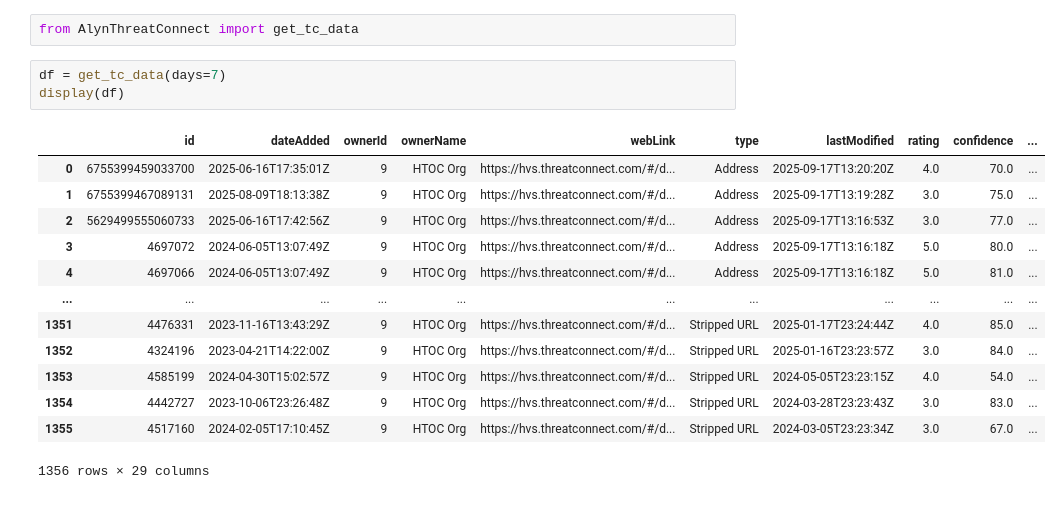
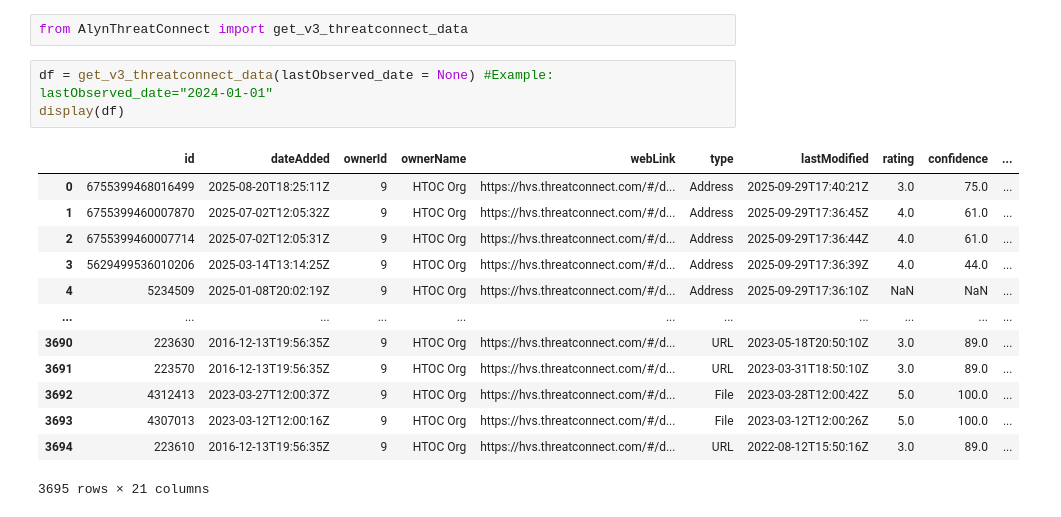
Before and after one commit to jaytlinaskew-OIS/HTOC, a Jupyter notebook: notebooks/AlynThreatConnect/test.ipynb, the cells around one changed output. Saved outputs shown, nothing was run; the diff lists cells and outputs as text.

```diff
--- a/notebooks/AlynThreatConnect/test.ipynb
+++ b/notebooks/AlynThreatConnect/test.ipynb
@@ -1,19 +1,19 @@
 # %%
-from AlynThreatConnect import get_tc_data
+from AlynThreatConnect import get_v3_threatconnect_data
 # %%
-df = get_tc_data(days=7)
+df = get_v3_threatconnect_data(lastObserved_date = None) #Example: lastObserved_date="2024-01-01"
 display(df)
 # %% [output]
 |  | id | dateAdded | ownerId | ownerName | webLink | type | lastModified | rating | confidence | ... |
-| 0 | 6755399459033700 | 2025-06-16T17:35:01Z | 9 | HTOC Org | https://hvs.threatconnect.com/#/d... | Address | 2025-09-17T13:20:20Z | 4.0 | 70.0 | ... |
-| 1 | 6755399467089131 | 2025-08-09T18:13:38Z | 9 | HTOC Org | https://hvs.threatconnect.com/#/d... | Address | 2025-09-17T13:19:28Z | 3.0 | 75.0 | ... |
-| 2 | 5629499555060733 | 2025-06-16T17:42:56Z | 9 | HTOC Org | https://hvs.threatconnect.com/#/d... | Address | 2025-09-17T13:16:53Z | 3.0 | 77.0 | ... |
-| 3 | 4697072 | 2024-06-05T13:07:49Z | 9 | HTOC Org | https://hvs.threatconnect.com/#/d... | Address | 2025-09-17T13:16:18Z | 5.0 | 80.0 | ... |
-| 4 | 4697066 | 2024-06-05T13:07:49Z | 9 | HTOC Org | https://hvs.threatconnect.com/#/d... | Address | 2025-09-17T13:16:18Z | 5.0 | 81.0 | ... |
+| 0 | 6755399468016499 | 2025-08-20T18:25:11Z | 9 | HTOC Org | https://hvs.threatconnect.com/#/d... | Address | 2025-09-29T17:40:21Z | 3.0 | 75.0 | ... |
+| 1 | 6755399460007870 | 2025-07-02T12:05:32Z | 9 | HTOC Org | https://hvs.threatconnect.com/#/d... | Address | 2025-09-29T17:36:45Z | 4.0 | 61.0 | ... |
+| 2 | 6755399460007714 | 2025-07-02T12:05:31Z | 9 | HTOC Org | https://hvs.threatconnect.com/#/d... | Address | 2025-09-29T17:36:44Z | 4.0 | 61.0 | ... |
+| 3 | 5629499536010206 | 2025-03-14T13:14:25Z | 9 | HTOC Org | https://hvs.threatconnect.com/#/d... | Address | 2025-09-29T17:36:39Z | 4.0 | 44.0 | ... |
+| 4 | 5234509 | 2025-01-08T20:02:19Z | 9 | HTOC Org | https://hvs.threatconnect.com/#/d... | Address | 2025-09-29T17:36:10Z | NaN | NaN | ... |
 | ... | ... | ... | ... | ... | ... | ... | ... | ... | ... | ... |
-| 1351 | 4476331 | 2023-11-16T13:43:29Z | 9 | HTOC Org | https://hvs.threatconnect.com/#/d... | Stripped URL | 2025-01-17T23:24:44Z | 4.0 | 85.0 | ... |
-| 1352 | 4324196 | 2023-04-21T14:22:00Z | 9 | HTOC Org | https://hvs.threatconnect.com/#/d... | Stripped URL | 2025-01-16T23:23:57Z | 3.0 | 84.0 | ... |
-| 1353 | 4585199 | 2024-04-30T15:02:57Z | 9 | HTOC Org | https://hvs.threatconnect.com/#/d... | Stripped URL | 2024-05-05T23:23:15Z | 4.0 | 54.0 | ... |
-| 1354 | 4442727 | 2023-10-06T23:26:48Z | 9 | HTOC Org | https://hvs.threatconnect.com/#/d... | Stripped URL | 2024-03-28T23:23:43Z | 3.0 | 83.0 | ... |
-| 1355 | 4517160 | 2024-02-05T17:10:45Z | 9 | HTOC Org | https://hvs.threatconnect.com/#/d... | Stripped URL | 2024-03-05T23:23:34Z | 3.0 | 67.0 | ... |
+| 3690 | 223630 | 2016-12-13T19:56:35Z | 9 | HTOC Org | https://hvs.threatconnect.com/#/d... | URL | 2023-05-18T20:50:10Z | 3.0 | 89.0 | ... |
+| 3691 | 223570 | 2016-12-13T19:56:35Z | 9 | HTOC Org | https://hvs.threatconnect.com/#/d... | URL | 2023-03-31T18:50:10Z | 3.0 | 89.0 | ... |
+| 3692 | 4312413 | 2023-03-27T12:00:37Z | 9 | HTOC Org | https://hvs.threatconnect.com/#/d... | File | 2023-03-28T12:00:42Z | 5.0 | 100.0 | ... |
+| 3693 | 4307013 | 2023-03-12T12:00:16Z | 9 | HTOC Org | https://hvs.threatconnect.com/#/d... | File | 2023-03-12T12:00:26Z | 5.0 | 100.0 | ... |
+| 3694 | 223610 | 2016-12-13T19:56:35Z | 9 | HTOC Org | https://hvs.threatconnect.com/#/d... | URL | 2022-08-12T15:50:16Z | 3.0 | 89.0 | ... |
-1356 rows × 29 columns
+3695 rows × 21 columns
```
Also changed, not shown: 3 other files.
